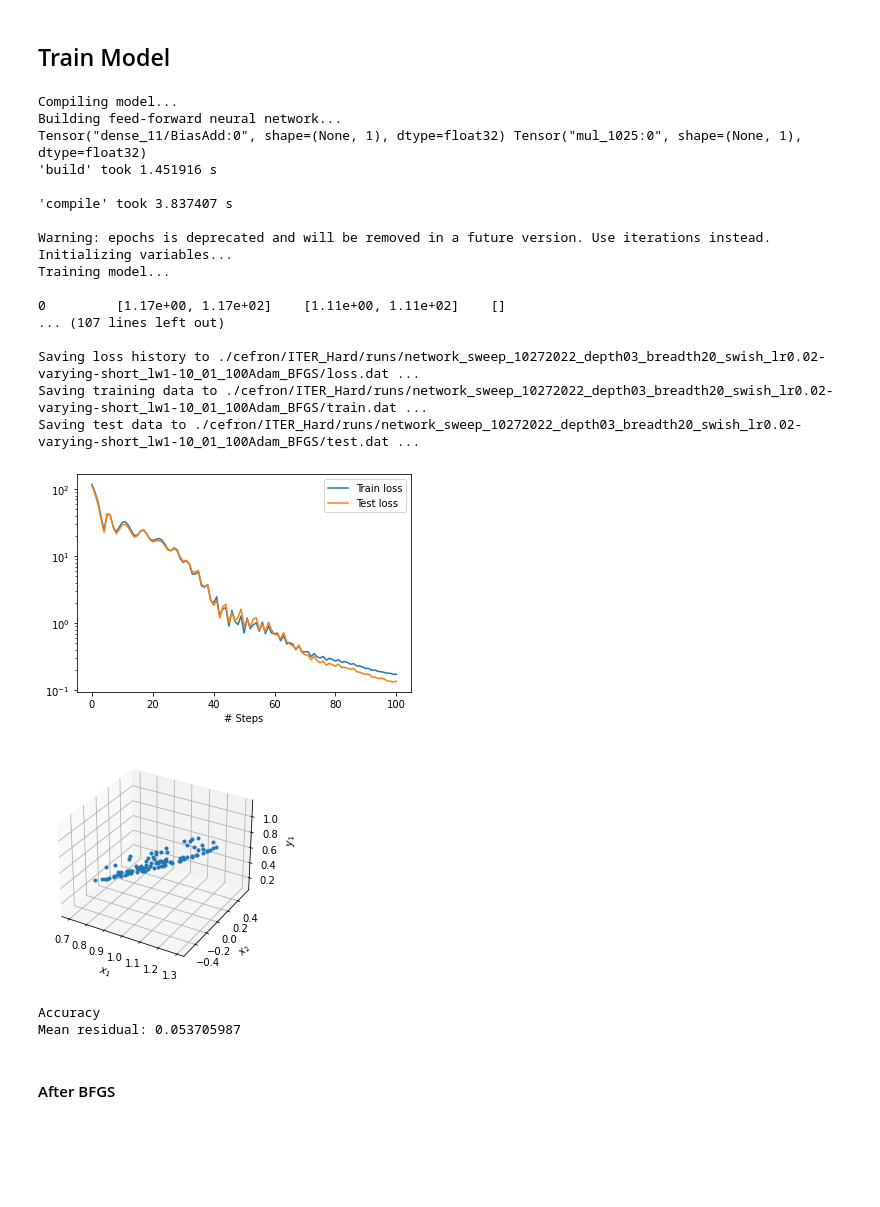
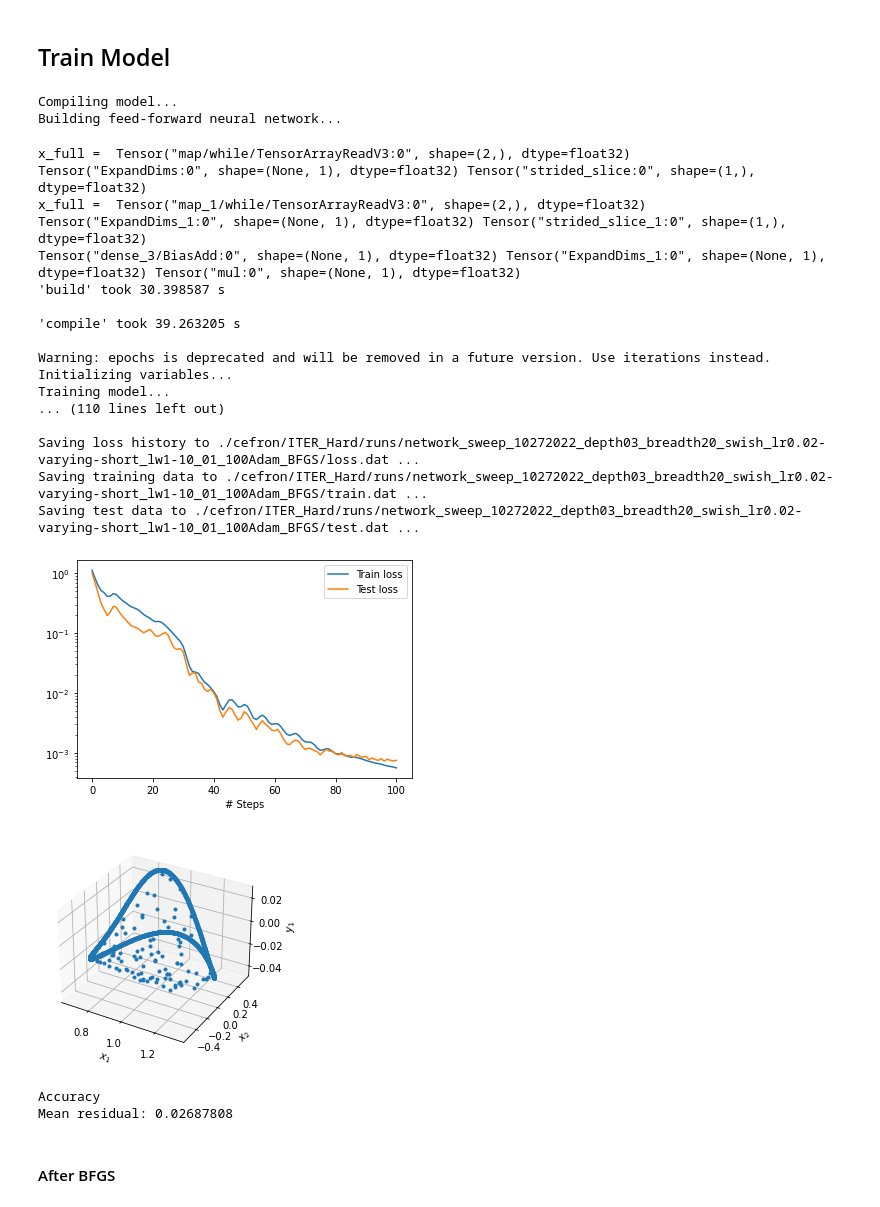
Before and after one commit to akaptano/deepxde_copy, a Jupyter notebook: gs-2d-surrogate/general_solovev_equil_visual_hardconstraint.ipynb, the cells around one changed output. Cells and saved outputs as stored; diff of their text form; code cells hidden in the pictures; blank space fills up the shorter version.

```diff
--- a/gs-2d-surrogate/general_solovev_equil_visual_hardconstraint.ipynb
+++ b/gs-2d-surrogate/general_solovev_equil_visual_hardconstraint.ipynb
@@ -55,20 +55,21 @@ def psi_zz(x, u):
 
 spatial_domain = dde.geometry.Ellipse(eps, kappa, delta)
 
-x,u = gen_traindata(100)
+# x,u = gen_traindata(1000)
 
 n_test = 100
-x_test,u_test = gen_traindata(n_test)
-x_test = np.concatenate((x_test, spatial_domain.random_points(n_test)))
-u_test = np.concatenate((u_test, np.zeros((n_test, 1))))
-bc135 = dde.PointSetBC(x,u)
+# x_test,u_test = gen_traindata(n_test)
+# x_test = np.concatenate((x_test, spatial_domain.random_points(n_test)))
+# u_test = np.concatenate((u_test, np.zeros((n_test, 1))))
+# bc135 = dde.PointSetBC(x,u)
+bc_dirichlet = dde.DirichletBC(spatial_domain, lambda x: 0, lambda _, on_boundary: on_boundary)
 
 data = dde.data.PDE(
     spatial_domain,
     pde_solovev,
-    [], #[bc135],
+    bc_dirichlet,
     num_domain=256,
-    num_boundary=0,
+    num_boundary=2000,
     num_test=n_test,
     train_distribution="LHS"
 )
@@ -105,8 +106,9 @@ def modify_output(x, y):
     #     hard = 0
 
     # testing sigmoid
-    print(y, spatial_domain.strictly_inside(x) * y)
-    return spatial_domain.strictly_inside(x) * y
+    output = spatial_domain.strictly_inside(x) * y
+    print(y, spatial_domain.strictly_inside(x), output)
+    return output
 
 # net.apply_output_transform(modify_output)
 # %%
@@ -142,7 +144,9 @@ if not isExist:
 net = dde.maps.FNN(
     [2] + DEPTH * [BREADTH] + [1],
     AF, "Glorot normal")
+
 net.apply_output_transform(modify_output)
+
 model = dde.Model(data, net)
 
 decay_rate = 1.0
@@ -150,58 +154,60 @@ for i in range(1):
   # Compile, train and save model
   model.compile(
       "adam", lr=LR/(decay_rate*(i+1)),
-      loss_weights=[1,100]
+      loss_weights=[1,1],
   )
   loss_history, train_state = model.train(epochs=100, display_every=1)
   dde.saveplot(
       loss_history,
       train_state,
       issave=True,
       isplot=True,
       output_dir=PATH
   )
 
 # make mesh
 nx = 100
 ny = 100
 zoom = ((1 + eps)-(1 - eps))*0.05
 innerPoint = 1 - eps - zoom
 outerPoint = 1 + eps + zoom
 lowPoint   = -kappa * eps - zoom
 highPoint  = kappa * eps + zoom
 x, y = np.meshgrid(
     np.linspace(innerPoint, outerPoint, nx),
     np.linspace(lowPoint, highPoint, ny),
 )
 X = np.vstack((np.ravel(x), np.ravel(y))).T
 output = model.predict(X)
 GS = model.predict(X, operator=pde_solovev)
 residual_psi = np.mean(np.absolute(GS))
 
 print("Accuracy")
 print("Mean residual:", residual_psi)
 # %% [output]
 Compiling model...
 Building feed-forward neural network...
-Tensor("dense_11/BiasAdd:0", shape=(None, 1), dtype=float32) Tensor("mul_1025:0", shape=(None, 1), dtype=float32)
-'build' took 1.451916 s
-
-'compile' took 3.837407 s
-
-Warning: epochs is deprecated and will be removed in a future version. Use iterations instead.
-Initializing variables...
-Training model...
-
-0         [1.17e+00, 1.17e+02]    [1.11e+00, 1.11e+02]    []
-... (107 lines left out)
-
-Saving loss history to ./cefron/ITER_Hard/runs/network_sweep_10272022_depth03_breadth20_swish_lr0.02-varying-short_lw1-10_01_100Adam_BFGS/loss.dat ...
-Saving training data to ./cefron/ITER_Hard/runs/network_sweep_10272022_depth03_breadth20_swish_lr0.02-varying-short_lw1-10_01_100Adam_BFGS/train.dat ...
-Saving test data to ./cefron/ITER_Hard/runs/network_sweep_10272022_depth03_breadth20_swish_lr0.02-varying-short_lw1-10_01_100Adam_BFGS/test.dat ...
+x_full =  Tensor("map/while/TensorArrayReadV3:0", shape=(2,), dtype=float32)
+Tensor("ExpandDims:0", shape=(None, 1), dtype=float32) Tensor("strided_slice:0", shape=(1,), dtype=float32)
+x_full =  Tensor("map_1/while/TensorArrayReadV3:0", shape=(2,), dtype=float32)
+Tensor("ExpandDims_1:0", shape=(None, 1), dtype=float32) Tensor("strided_slice_1:0", shape=(1,), dtype=float32)
+Tensor("dense_3/BiasAdd:0", shape=(None, 1), dtype=float32) Tensor("ExpandDims_1:0", shape=(None, 1), dtype=float32) Tensor("mul:0", shape=(None, 1), dtype=float32)
+'build' took 30.398587 s
+
+'compile' took 39.263205 s
+
+Warning: epochs is deprecated and will be removed in a future version. Use iterations instead.
+Initializing variables...
+Training model...
+... (110 lines left out)
+
+Saving loss history to ./cefron/ITER_Hard/runs/network_sweep_10272022_depth03_breadth20_swish_lr0.02-varying-short_lw1-10_01_100Adam_BFGS/loss.dat ...
+Saving training data to ./cefron/ITER_Hard/runs/network_sweep_10272022_depth03_breadth20_swish_lr0.02-varying-short_lw1-10_01_100Adam_BFGS/train.dat ...
+Saving test data to ./cefron/ITER_Hard/runs/network_sweep_10272022_depth03_breadth20_swish_lr0.02-varying-short_lw1-10_01_100Adam_BFGS/test.dat ...
-[figure, old version]
+[figure, new version]
-[figure, old version]
+[figure, new version]
-Accuracy
-Mean residual: 0.053705987
+Accuracy
+Mean residual: 0.02687808
 # %% [markdown]
 #### After BFGS
 # %%
```
Also changed, not shown: parts of 3 cells of this notebook, 2 other files.
